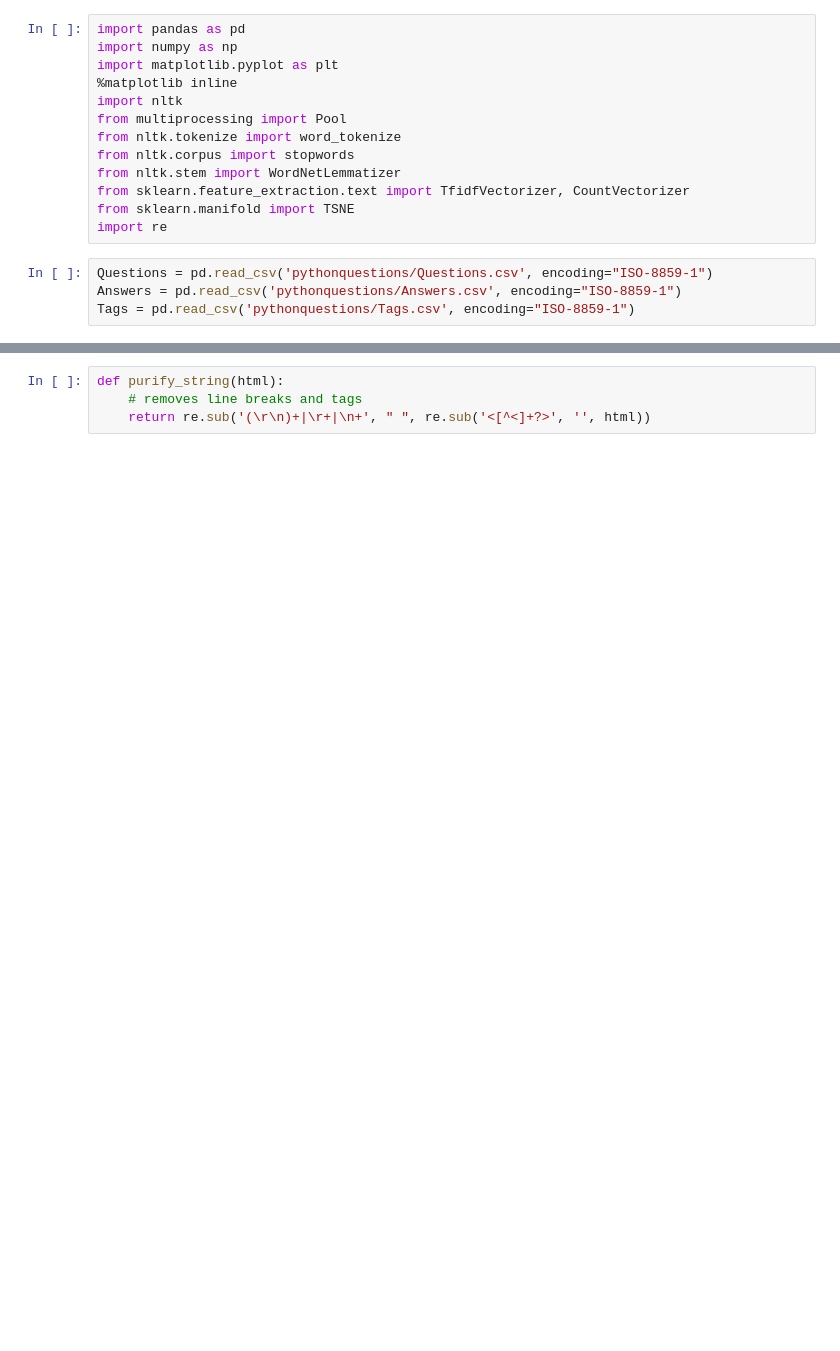
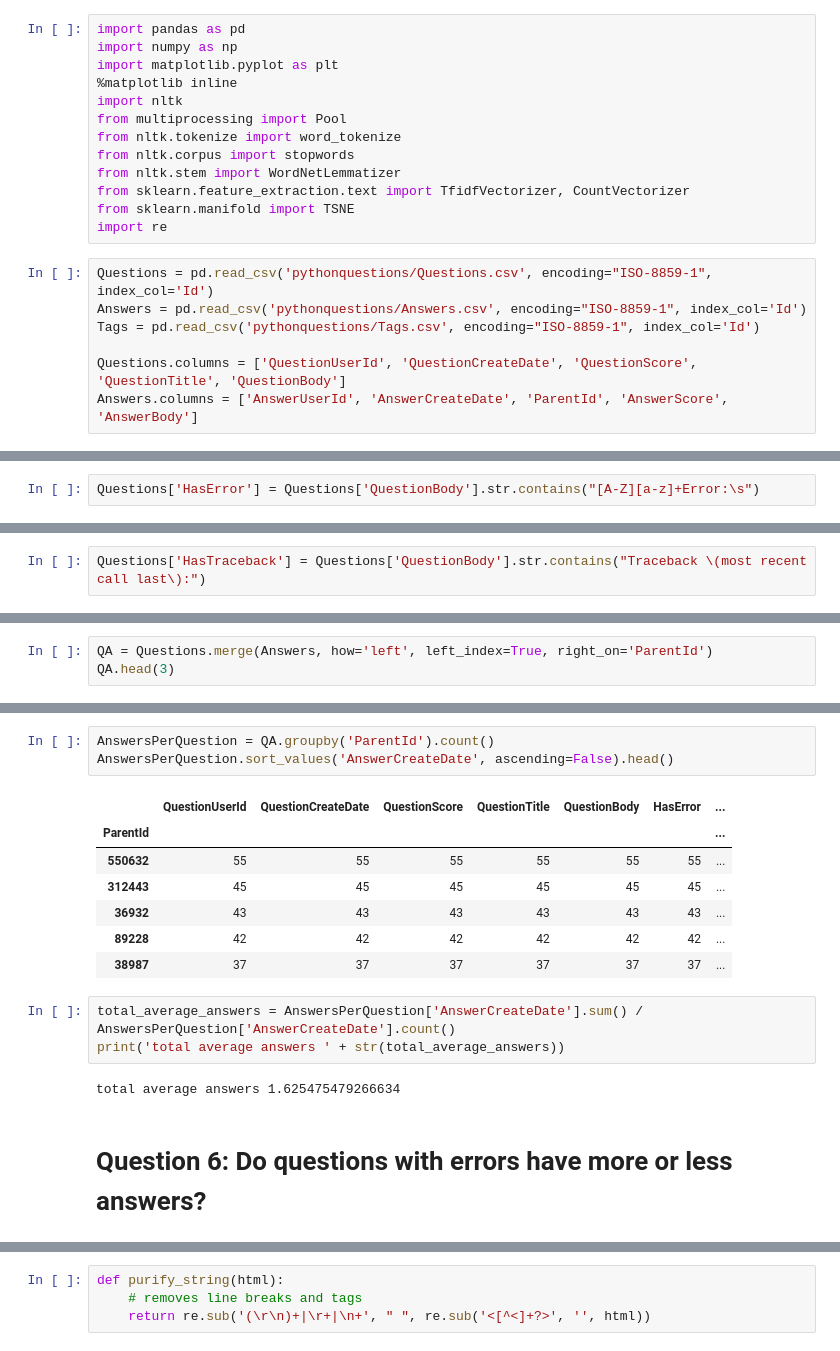
Before and after one commit to tjann/dmafinal, a Jupyter notebook: EDA.ipynb, the cells around one changed output, grey strips where cells are left out. Cells and saved outputs as stored; diff of their text form; blank space fills up the shorter version.

```diff
--- a/EDA.ipynb
+++ b/EDA.ipynb
@@ -12,6 +32,9 @@ from sklearn.feature_extraction.text import TfidfVectorizer, CountVectorizer
 from sklearn.manifold import TSNE
 import re
 # %%
-Questions = pd.read_csv('pythonquestions/Questions.csv', encoding="ISO-8859-1")
-Answers = pd.read_csv('pythonquestions/Answers.csv', encoding="ISO-8859-1")
-Tags = pd.read_csv('pythonquestions/Tags.csv', encoding="ISO-8859-1")
+Questions = pd.read_csv('pythonquestions/Questions.csv', encoding="ISO-8859-1", index_col='Id')
+Answers = pd.read_csv('pythonquestions/Answers.csv', encoding="ISO-8859-1", index_col='Id')
+Tags = pd.read_csv('pythonquestions/Tags.csv', encoding="ISO-8859-1", index_col='Id')
+
+Questions.columns = ['QuestionUserId', 'QuestionCreateDate', 'QuestionScore', 'QuestionTitle', 'QuestionBody']
+Answers.columns = ['AnswerUserId', 'AnswerCreateDate', 'ParentId', 'AnswerScore', 'AnswerBody']
@@ -19,0 +118,2 @@ FileNotFoundError: File b'pythonquestions/Answers.csv' does not exist
+# %%
+Questions['HasError'] = Questions['QuestionBody'].str.contains("[A-Z][a-z]+Error:\s")
@@ -19,0 +128,2 @@ FileNotFoundError: File b'pythonquestions/Answers.csv' does not exist
+# %%
+Questions['HasTraceback'] = Questions['QuestionBody'].str.contains("Traceback \(most recent call last\):")
@@ -43,0 +189,3 @@ sampleQ = Questions.loc[selected_ids, :]
+# %%
+QA = Questions.merge(Answers, how='left', left_index=True, right_on='ParentId')
+QA.head(3)
@@ -43,0 +198,18 @@ sampleQ = Questions.loc[selected_ids, :]
+# %%
+AnswersPerQuestion = QA.groupby('ParentId').count()
+AnswersPerQuestion.sort_values('AnswerCreateDate', ascending=False).head()
+# %% [output]
+|  | QuestionUserId | QuestionCreateDate | QuestionScore | QuestionTitle | QuestionBody | HasError | ... |
+| ParentId |  |  |  |  |  |  | ... |
+| 550632 | 55 | 55 | 55 | 55 | 55 | 55 | ... |
+| 312443 | 45 | 45 | 45 | 45 | 45 | 45 | ... |
+| 36932 | 43 | 43 | 43 | 43 | 43 | 43 | ... |
+| 89228 | 42 | 42 | 42 | 42 | 42 | 42 | ... |
+| 38987 | 37 | 37 | 37 | 37 | 37 | 37 | ... |
+# %%
+total_average_answers = AnswersPerQuestion['AnswerCreateDate'].sum() / AnswersPerQuestion['AnswerCreateDate'].count()
+print('total average answers ' + str(total_average_answers))
+# %% [output]
+total average answers 1.625475479266634
+# %% [markdown]
+# Question 6: Do questions with errors have more or less answers?
```
Also changed, not shown: parts of 58 cells of this notebook.
